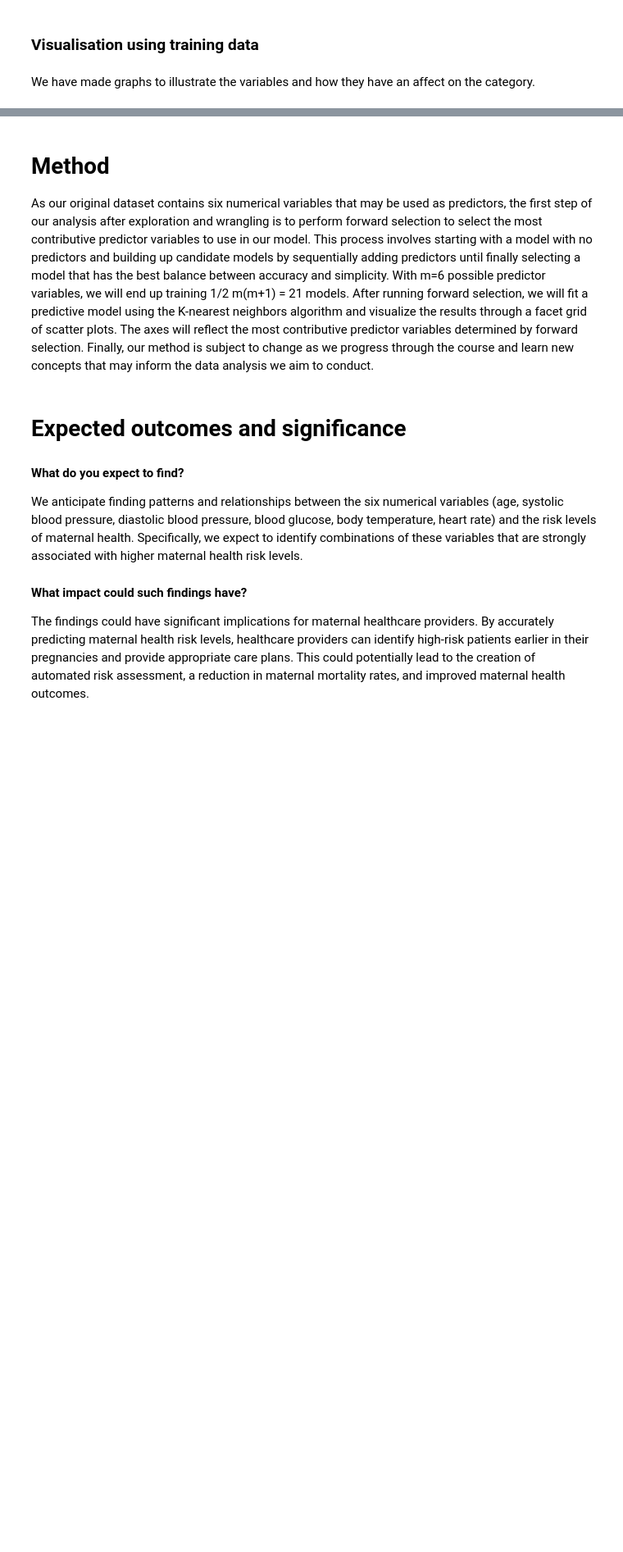
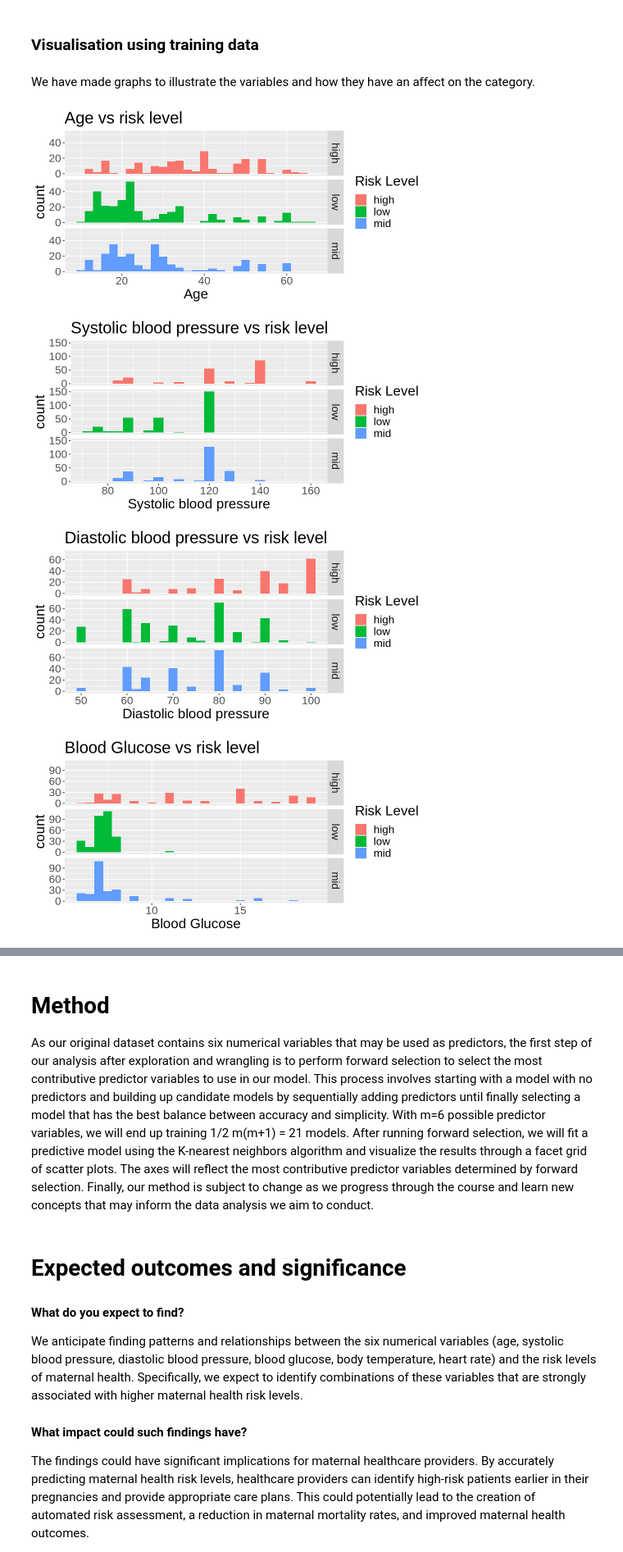
Before and after one commit to s-zainali/dsci100_005_008-group-project, a Jupyter notebook: proposal.ipynb, the cells around one changed output, grey strips where cells are left out. Shown at 82% size. Saved outputs shown, nothing was run; the diff lists cells and outputs as text; code cells hidden in the pictures; blank space fills up the shorter version.

Commit message:
changed binwidth

```diff
--- a/proposal.ipynb
+++ b/proposal.ipynb
@@ -208,26 +208,31 @@ We have made graphs to illustrate the variables and how they have an affect on t
 # %%
 options(repr.plot.width = 8, repr.plot.height = 4)
 
 maternal_health_train |>
-    ggplot(aes(x = age, fill = as_factor(risk_level))) + geom_histogram(alpha = 1, position = "identity", binwidth = 1) + facet_grid(rows = vars(risk_level)) +
+    ggplot(aes(x = age, fill = as_factor(risk_level))) + geom_histogram(alpha = 1, position = "identity", binwidth = 2) + facet_grid(rows = vars(risk_level)) +
     labs(x = "Age", title = "Age vs risk level", fill = "Risk Level") + theme(text = element_text(size = 20))
 maternal_health_train |>
-    ggplot(aes(x = systolic_blood_pressure, fill = as_factor(risk_level))) + geom_histogram(alpha = 1, position = "identity", binwidth = 3) + facet_grid(rows = vars(risk_level)) +
+    ggplot(aes(x = systolic_blood_pressure, fill = as_factor(risk_level))) + geom_histogram(alpha = 1, position = "identity", binwidth = 4) + facet_grid(rows = vars(risk_level)) +
     labs(x = "Systolic blood pressure", title = "Systolic blood pressure vs risk level", fill = "Risk Level") + theme(text = element_text(size = 20))
 maternal_health_train |>
     ggplot(aes(x = diastolic_blood_pressure, fill = as_factor(risk_level))) + geom_histogram(alpha = 1, position = "identity", binwidth = 2) + facet_grid(rows = vars(risk_level)) +
     labs(x = "Diastolic blood pressure", title = "Diastolic blood pressure vs risk level", fill = "Risk Level") + theme(text = element_text(size = 20))
 maternal_health_train |>
     ggplot(aes(x = blood_glucose, fill = as_factor(risk_level))) + geom_histogram(alpha = 1, position = "identity", binwidth = 0.5) + facet_grid(rows = vars(risk_level)) +
     labs(x = "Blood Glucose", title = "Blood Glucose vs risk level", fill = "Risk Level") + theme(text = element_text(size = 20))
 maternal_health_train |>
     ggplot(aes(x = body_temperature, fill = as_factor(risk_level))) + geom_histogram(alpha = 1, position = "identity", binwidth = 0.5) + facet_grid(rows = vars(risk_level)) +
     labs(x = "Body Temperature", title = "Body Temperature vs risk level", fill = "Risk Level") + theme(text = element_text(size = 20))
 maternal_health_train |>
     ggplot(aes(x = heart_rate, fill = as_factor(risk_level))) + geom_histogram(alpha = 1, position = "identity", binwidth = 1) + facet_grid(rows = vars(risk_level)) +
     labs(x = "Heart Rate", title = "Heart Rate vs risk level", fill = "Risk Level") + theme(text = element_text(size = 20))
 
 maternal_health_train |> ggplot(aes(x = age, y = diastolic_blood_pressure, color = risk_level)) + geom_point() + theme(text = element_text(size = 20))
 maternal_health_train |> ggplot(aes(x = age, y = blood_glucose, color = risk_level)) + geom_point() + theme(text = element_text(size = 20))
 maternal_health_train |> ggplot(aes(x = blood_glucose, y = heart_rate, color = risk_level)) + geom_point() + theme(text = element_text(size = 20))
 maternal_health_train |> ggplot(aes(x = age, y = blood_glucose, color = risk_level)) + geom_point() + theme(text = element_text(size = 20))
+# %% [output]
+[figure, added]
+[figure, added]
+[figure, added]
+[figure, added]
```
Also changed, not shown: parts of 4 cells of this notebook.
